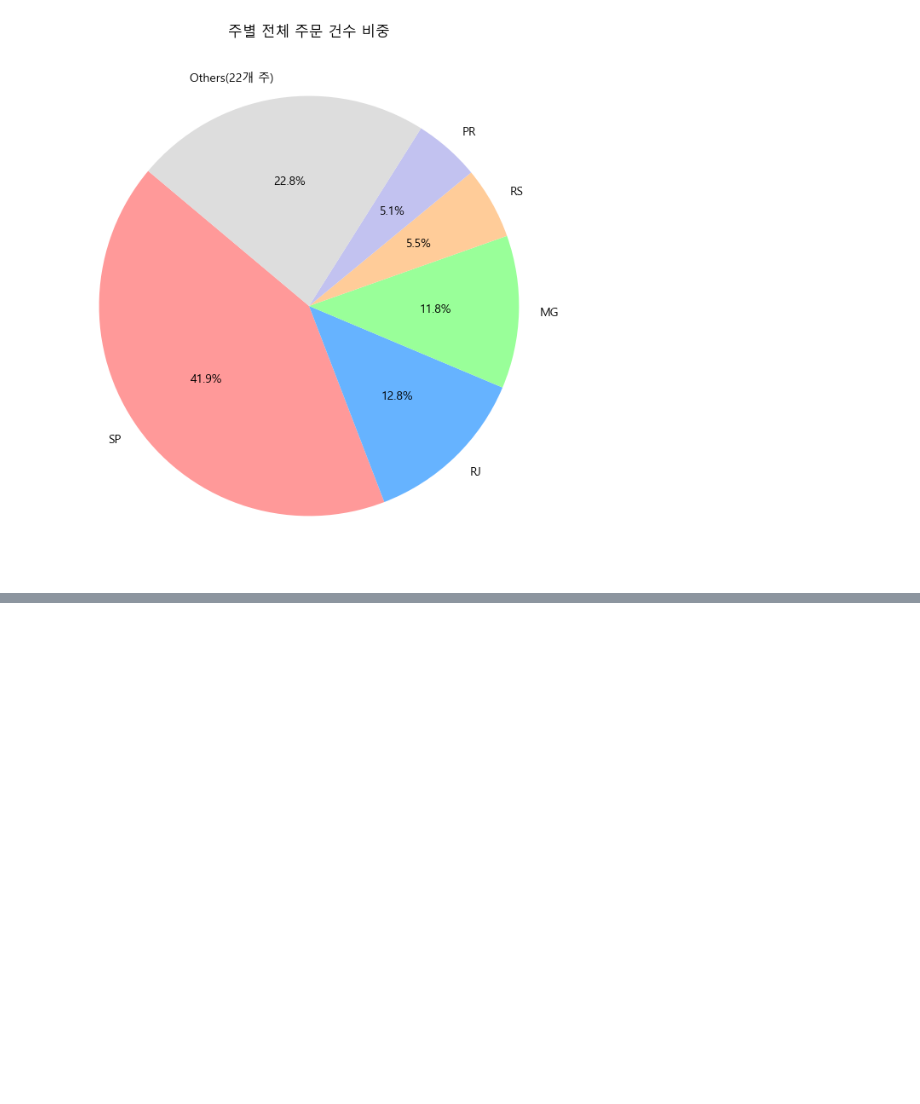
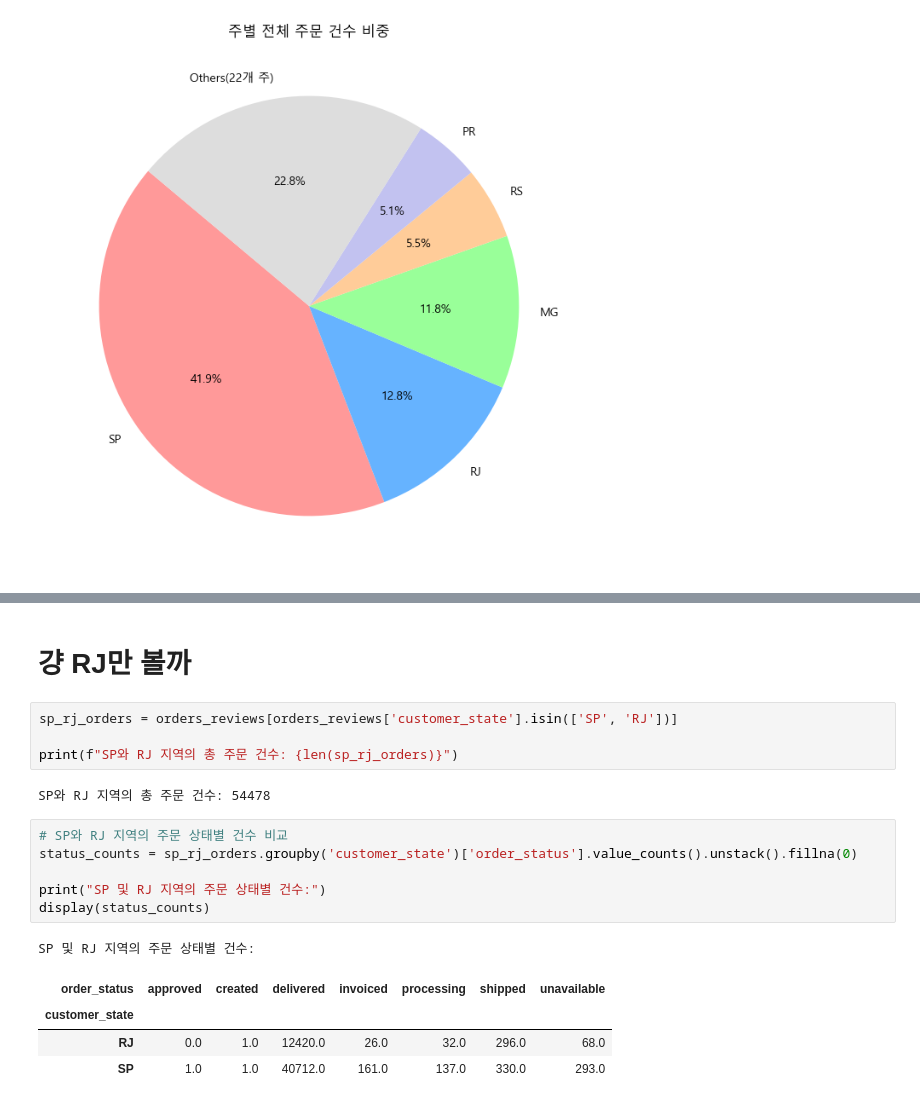
Before and after one commit to hayden-71/pjt-ecommerce-data-analysis, a Jupyter notebook: 2배송.ipynb, the cells around one changed output, grey strips where cells are left out. Drawn from its saved outputs; the diff is of its cells as text; blank space fills up the shorter version.

```diff
--- a/2배송.ipynb
+++ b/2배송.ipynb
@@ -536,0 +671,20 @@ plt.show()
+# %% [markdown]
+# 걍 RJ만 볼까
+# %%
+sp_rj_orders = orders_reviews[orders_reviews['customer_state'].isin(['SP', 'RJ'])]
+
+print(f"SP와 RJ 지역의 총 주문 건수: {len(sp_rj_orders)}")
+# %% [output]
+SP와 RJ 지역의 총 주문 건수: 54478
+# %%
+# SP와 RJ 지역의 주문 상태별 건수 비교
+status_counts = sp_rj_orders.groupby('customer_state')['order_status'].value_counts().unstack().fillna(0)
+
+print("SP 및 RJ 지역의 주문 상태별 건수:")
+display(status_counts)
+# %% [output]
+SP 및 RJ 지역의 주문 상태별 건수:
+| order_status | approved | created | delivered | invoiced | processing | shipped | unavailable |
+| customer_state |  |  |  |  |  |  |  |
+| RJ | 0.0 | 1.0 | 12420.0 | 26.0 | 32.0 | 296.0 | 68.0 |
+| SP | 1.0 | 1.0 | 40712.0 | 161.0 | 137.0 | 330.0 | 293.0 |
```
Also changed, not shown: parts of 15 cells of this notebook, 1 other file.
